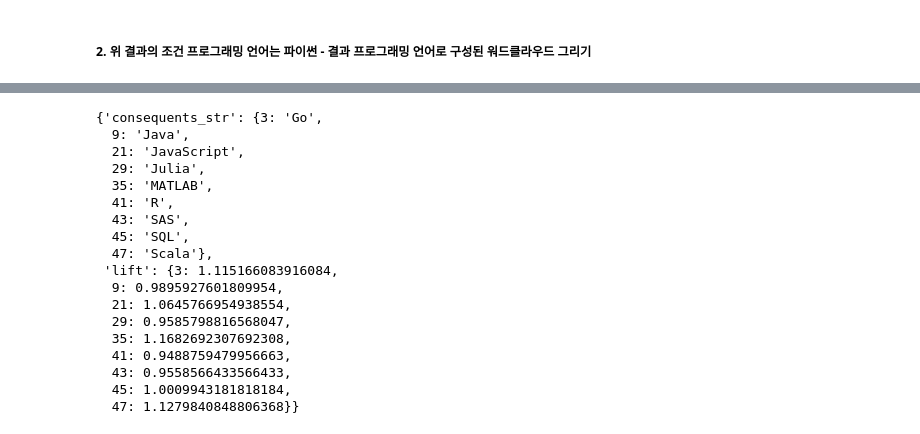
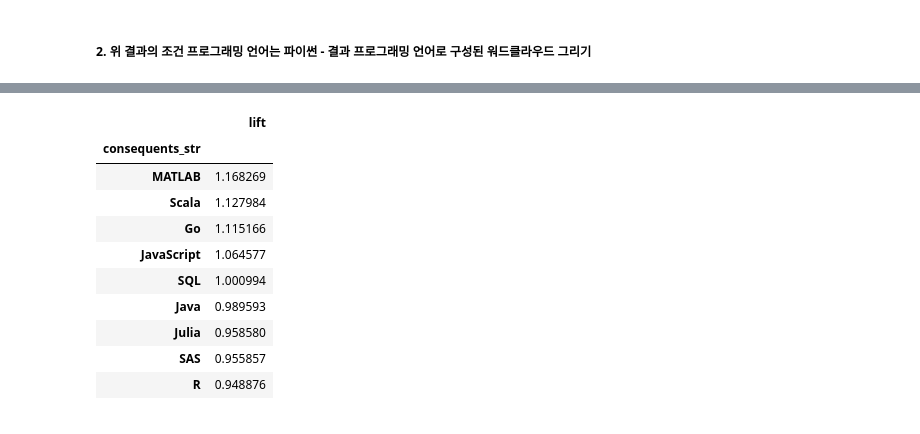
Before and after one commit to sojoyfulyouth/Pandas_DataAnalysis, a Jupyter notebook: Chap09/Developer_Code.ipynb, the cells around one changed output, grey strips where cells are left out. Saved outputs shown, nothing was run; the diff lists cells and outputs as text; code cells hidden in the pictures.

```diff
--- a/Chap09/Developer_Code.ipynb
+++ b/Chap09/Developer_Code.ipynb
@@ -906,24 +912,20 @@ final_dict.sort_values(by=['lift'], ascending=False)
 | 29 | Julia | 0.958580 |
 | 43 | SAS | 0.955857 |
 | 41 | R | 0.948876 |
-# %%
-final_dict.to_dict()
-# %% [output]
-{'consequents_str': {3: 'Go',
-  9: 'Java',
-  21: 'JavaScript',
-  29: 'Julia',
-  35: 'MATLAB',
-  41: 'R',
-  43: 'SAS',
-  45: 'SQL',
-  47: 'Scala'},
- 'lift': {3: 1.115166083916084,
-  9: 0.9895927601809954,
-  21: 1.0645766954938554,
-  29: 0.9585798816568047,
-  35: 1.1682692307692308,
-  41: 0.9488759479956663,
-  43: 0.9558566433566433,
-  45: 1.0009943181818184,
-  47: 1.1279840848806368}}
+# %%
+# 데이터프레임의 인덱스를 consequents_str로 변경하고 해당 열 삭제한 데이터프레임 생성
+lift_df=final_df.set_index(keys=final_dict['consequents_str'], drop=True)
+lift_df.drop(labels='consequents_str', axis=1, inplace=True)
+lift_df
+# %% [output]
+|  | lift |
+| consequents_str |  |
+| MATLAB | 1.168269 |
+| Scala | 1.127984 |
+| Go | 1.115166 |
+| JavaScript | 1.064577 |
+| SQL | 1.000994 |
+| Java | 0.989593 |
+| Julia | 0.958580 |
+| SAS | 0.955857 |
+| R | 0.948876 |
```
Also changed, not shown: parts of 17 cells of this notebook.
